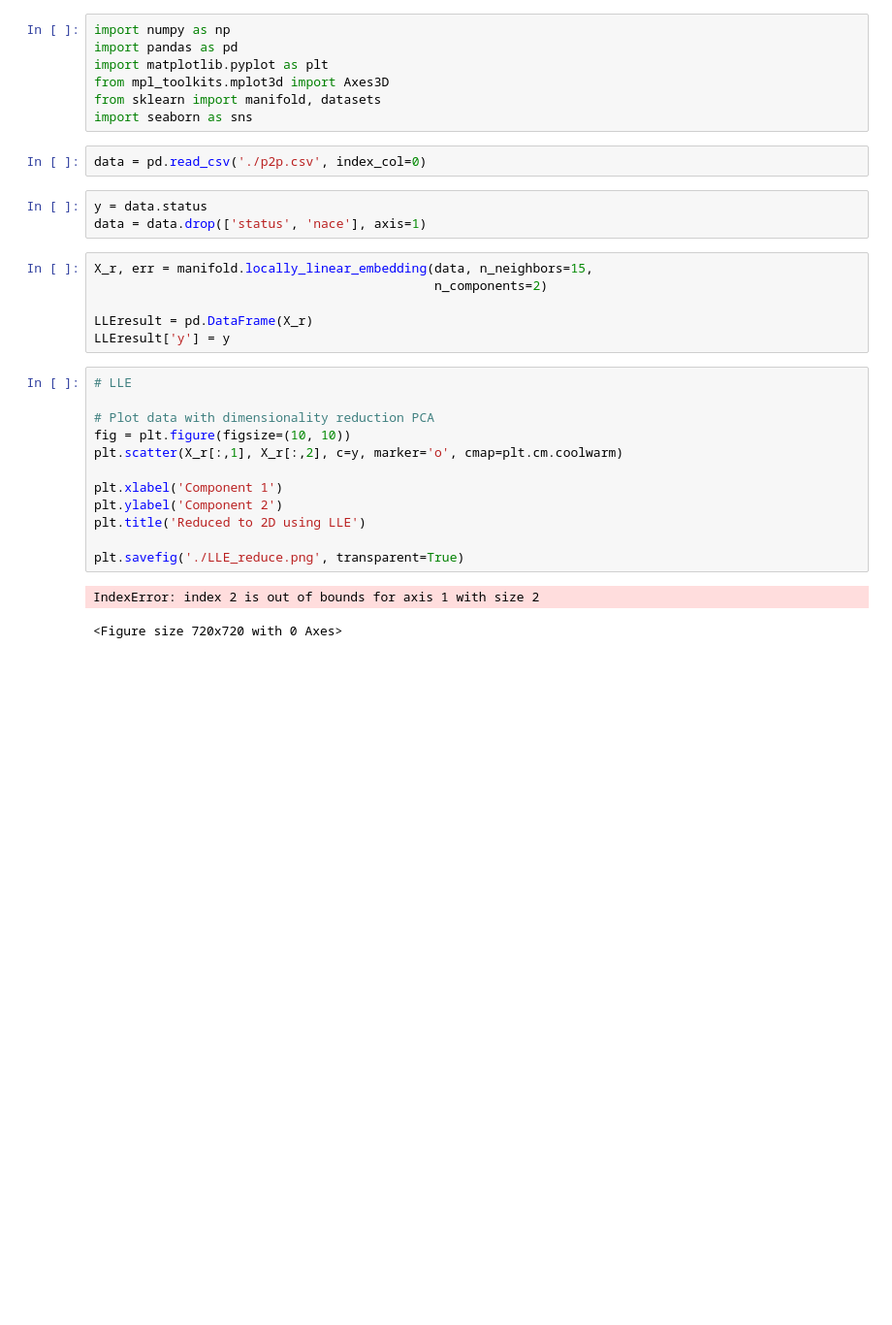
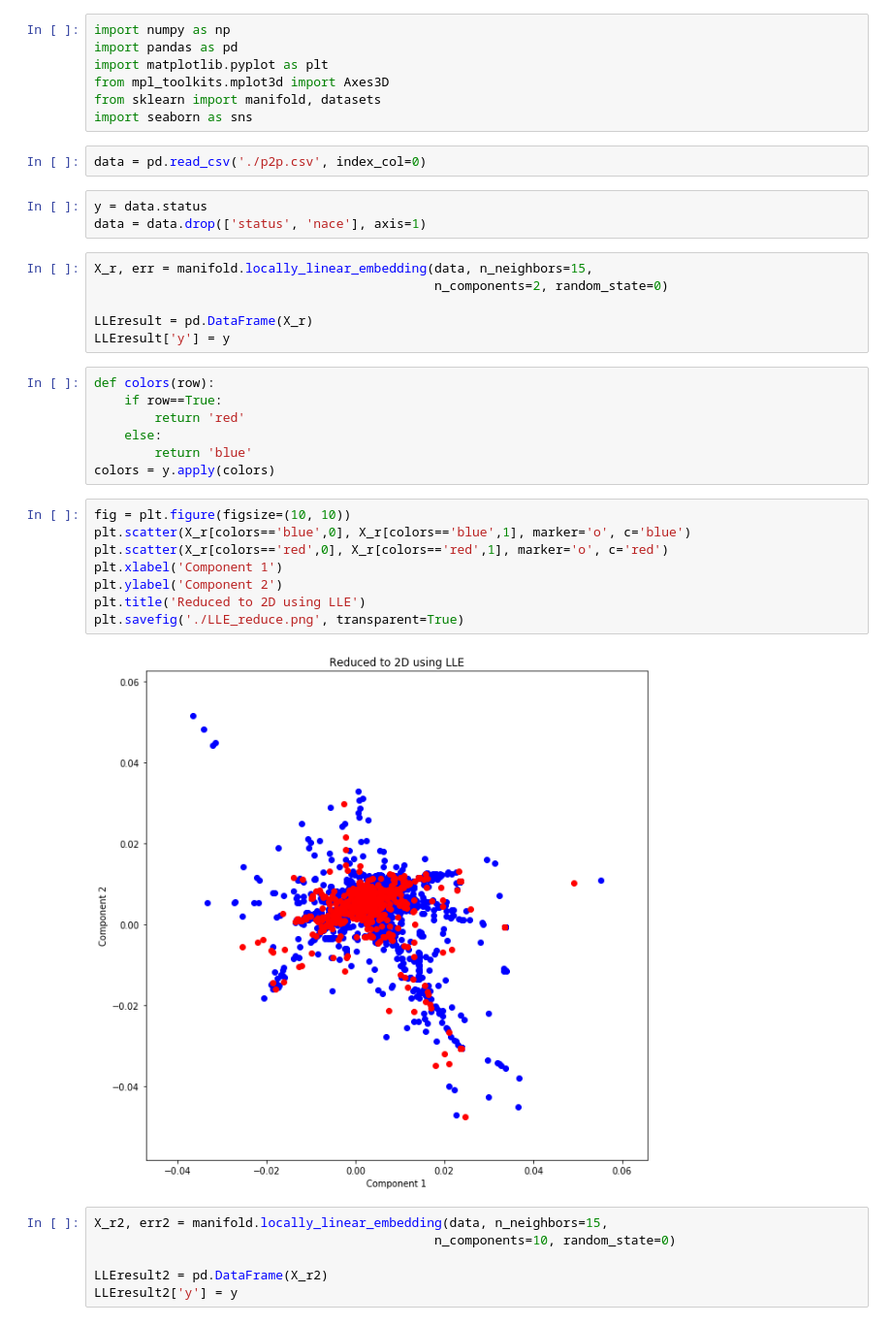
Before and after one commit to lizzzi111/LLE, a Jupyter notebook: LLE_p2p/LLE_p2p.ipynb, the cells around one changed output. Shown at 97% size. Saved outputs shown, nothing was run; the diff lists cells and outputs as text; blank space fills up the shorter version.

```diff
--- a/LLE_p2p/LLE_p2p.ipynb
+++ b/LLE_p2p/LLE_p2p.ipynb
@@ -12,23 +12,31 @@ y = data.status
 data = data.drop(['status', 'nace'], axis=1)
 # %%
 X_r, err = manifold.locally_linear_embedding(data, n_neighbors=15,
-                                             n_components=2)
+                                             n_components=2, random_state=0)
 
 LLEresult = pd.DataFrame(X_r)
 LLEresult['y'] = y
+# %%
+def colors(row):
+    if row==True:
+        return 'red'
+    else:
+        return 'blue'
+colors = y.apply(colors)
 # %%
-# LLE
-
-# Plot data with dimensionality reduction PCA
 fig = plt.figure(figsize=(10, 10))
-plt.scatter(X_r[:,1], X_r[:,2], c=y, marker='o', cmap=plt.cm.coolwarm)
-
+plt.scatter(X_r[colors=='blue',0], X_r[colors=='blue',1], marker='o', c='blue')
+plt.scatter(X_r[colors=='red',0], X_r[colors=='red',1], marker='o', c='red')
 plt.xlabel('Component 1')
 plt.ylabel('Component 2')
 plt.title('Reduced to 2D using LLE')
-
 plt.savefig('./LLE_reduce.png', transparent=True)
 # %% [output]
-IndexError: index 2 is out of bounds for axis 1 with size 2
-<Figure size 720x720 with 0 Axes>
+[figure, added]
+# %%
+X_r2, err2 = manifold.locally_linear_embedding(data, n_neighbors=15,
+                                             n_components=10, random_state=0)
+
+LLEresult2 = pd.DataFrame(X_r2)
+LLEresult2['y'] = y
 # %%
```
Also changed, not shown: parts of 1 cell of this notebook, 2 other files.
